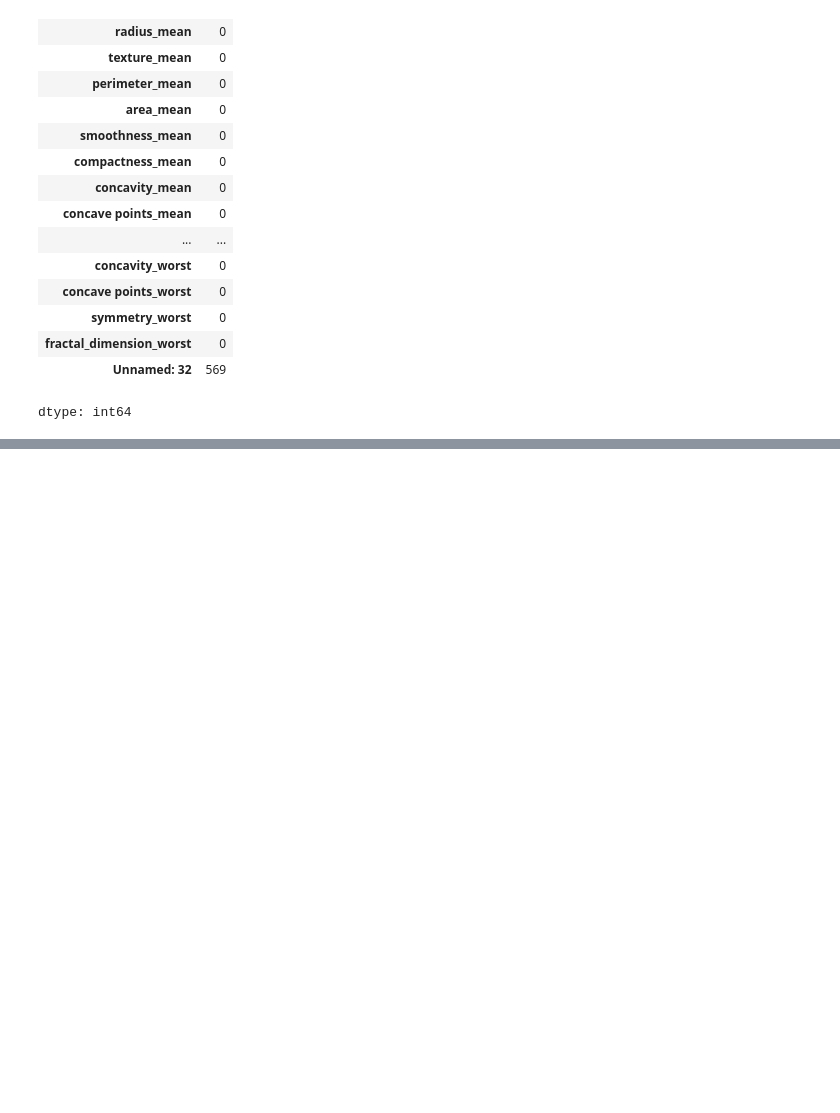
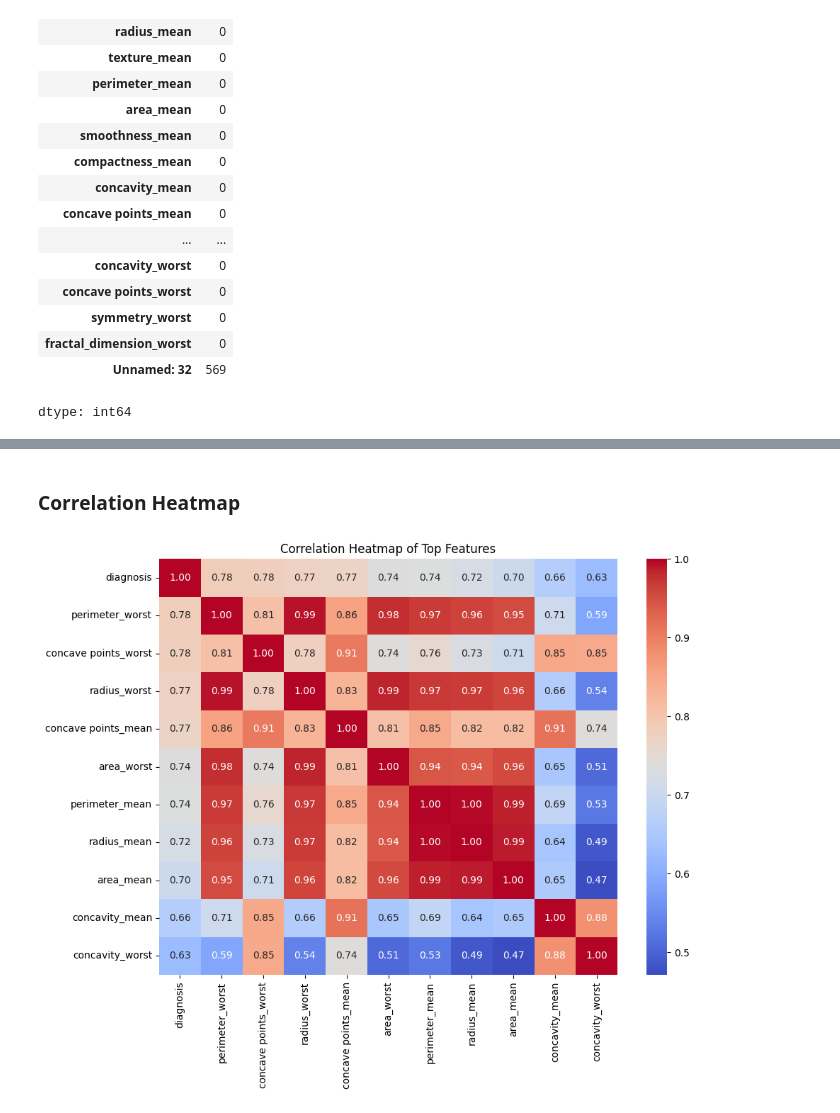
Before and after one commit to nimasha20020207/DL_Assignment_Y4S1, a Jupyter notebook: IT23322912.ipynb, the cells around one changed output, grey strips where cells are left out. Cells and saved outputs as stored; diff of their text form; code cells hidden in the pictures; blank space fills up the shorter version.

```diff
--- a/IT23322912.ipynb
+++ b/IT23322912.ipynb
@@ -146,0 +253,27 @@ dtype: int64
+# %% [markdown]
+### Correlation Heatmap
+# %%
+# Create a training dataframe for correlation analysis
+train_data = X_train.copy()
+train_data['diagnosis'] = y_train
+
+# Find features with the highest correlation with diagnosis
+correlation = train_data.corr()['diagnosis'].abs().sort_values(ascending=False)
+
+top_features = correlation.head(11).index
+
+# Plot correlation heatmap
+plt.figure(figsize=(10, 8))
+
+sns.heatmap(
+    train_data[top_features].corr(),
+    annot=True,
+    fmt='.2f',
+    cmap='coolwarm'
+)
+
+plt.title('Correlation Heatmap of Top Features')
+plt.tight_layout()
+plt.show()
+# %% [output]
+[figure, added]
```
Also changed, not shown: parts of 16 cells of this notebook.
